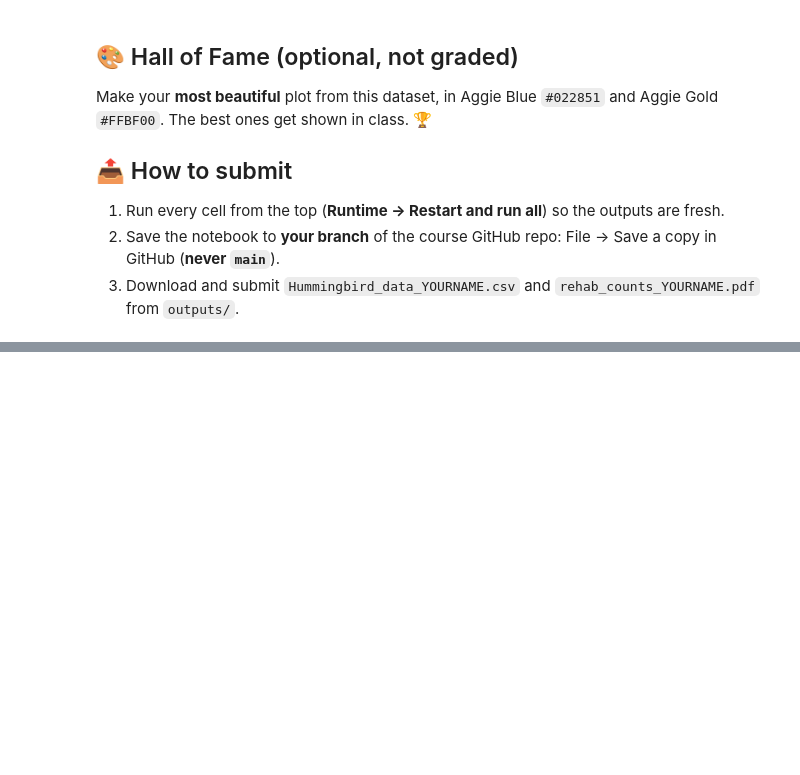
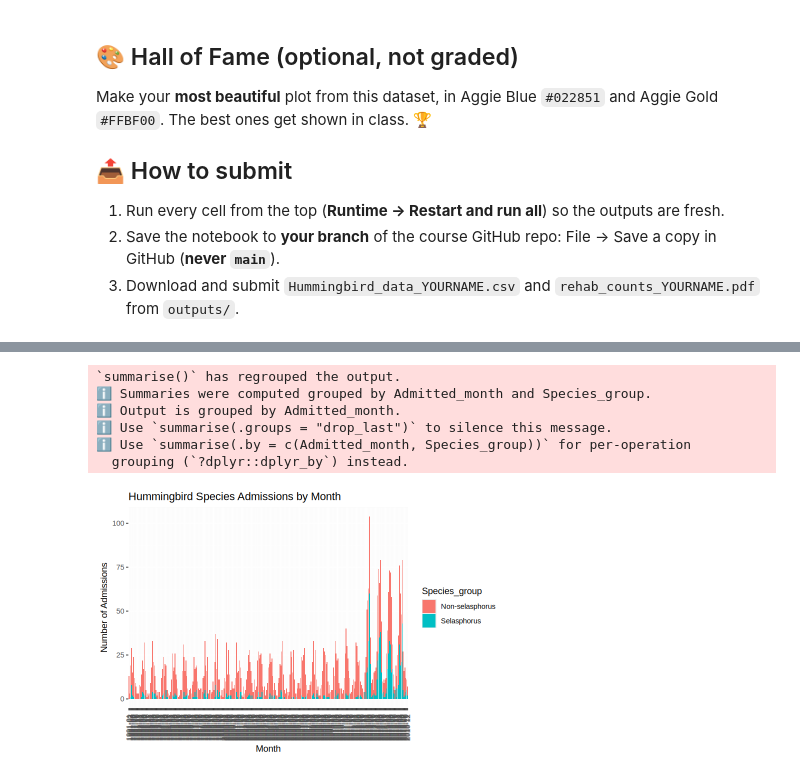
Before and after one commit to kmreardon-qt/MPM_200_Reardon, a Jupyter notebook: notebooks/KReardon_assignment_1_will__hummers_survive.ipynb, the cells around one changed output, grey strips where cells are left out. Drawn from its saved outputs; the diff is of its cells as text; code cells hidden in the pictures; blank space fills up the shorter version.

```diff
--- a/notebooks/KReardon_assignment_1_will__hummers_survive.ipynb
+++ b/notebooks/KReardon_assignment_1_will__hummers_survive.ipynb
@@ -578,3 +578,24 @@ Make your **most beautiful** plot from this dataset, in Aggie Blue `#022851` and
 beep_colab("smb_stage_clear")   # mission complete 🍄
 # %% [output]
 [interactive output not drawn]
+# %%
+# Github assignment
+admissions_by_month <- model_data %>%
+  mutate(Admitted_month = format(Admitted_date, "%Y-%m")) %>%
+  group_by(Admitted_month, Species_group) %>%
+  summarise(count = n())
+
+ggplot(admissions_by_month, aes(x = Admitted_month, y = count, fill= Species_group)) +
+  geom_col() +
+  xlab("Month") +
+  ylab("Number of Admissions") +
+  labs(title = "Hummingbird Species Admissions by Month") +
+  theme(axis.text.x = element_text(angle = 90, vjust = 0.5))
+# %% [output]
+`summarise()` has regrouped the output.
+ℹ Summaries were computed grouped by Admitted_month and Species_group.
+ℹ Output is grouped by Admitted_month.
+ℹ Use `summarise(.groups = "drop_last")` to silence this message.
+ℹ Use `summarise(.by = c(Admitted_month, Species_group))` for per-operation
+  grouping (`?dplyr::dplyr_by`) instead.
+[figure, added]
```
